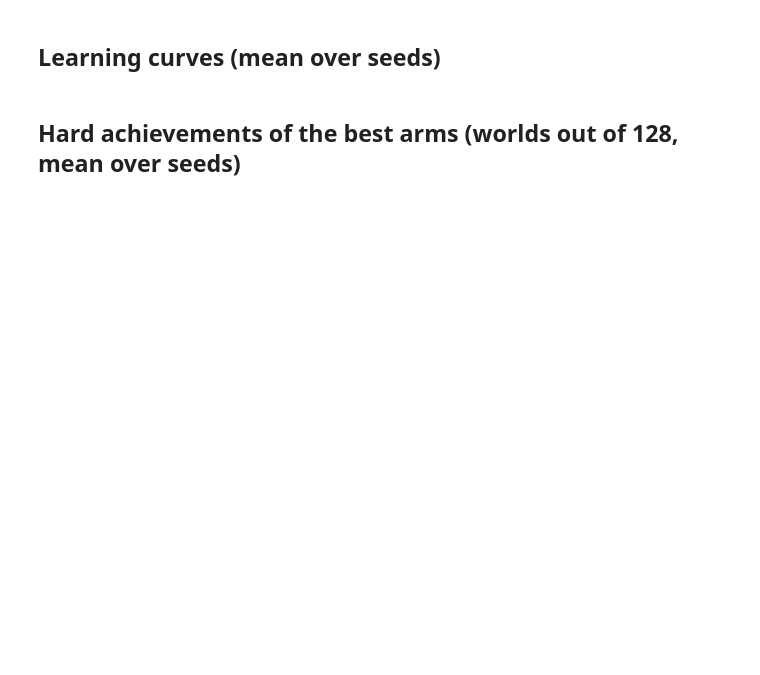
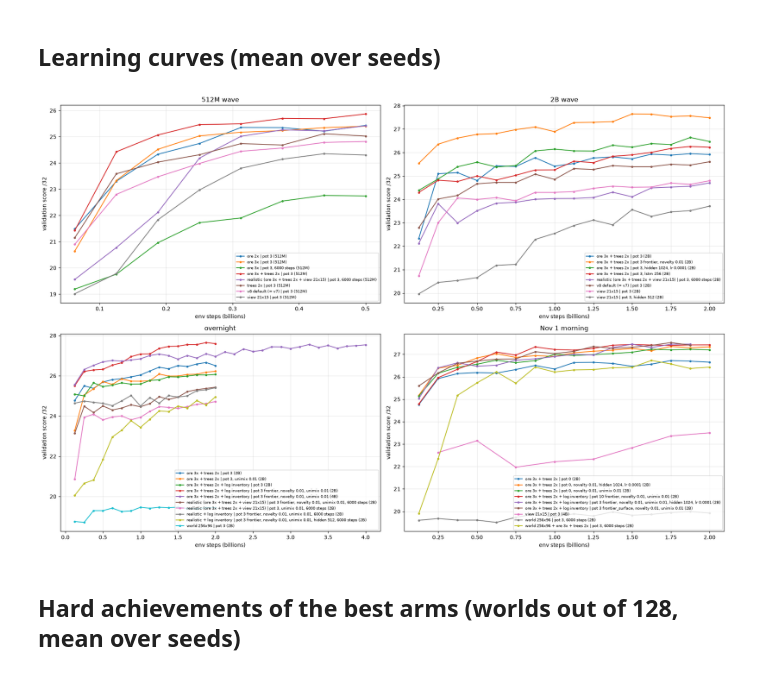
Before and after one commit to MikaVohl/terraria-env, a Jupyter notebook: notebooks/v8_env_results_2026_10_31.ipynb, the cells around one changed output. Cells and saved outputs as stored; diff of their text form; code cells hidden in the pictures; blank space fills up the shorter version.

Commit message:
notebooks: add the Nov 1 morning queue (current curves, executed outputs)

```diff
--- a/notebooks/v8_env_results_2026_10_31.ipynb
+++ b/notebooks/v8_env_results_2026_10_31.ipynb
@@ -26,6 +28,7 @@ STUDIES = {  # label -> directory under DATA; add new studies here
     "512M wave": "eg15-envopt-v7-20261027",
     "2B wave": "eg15-envopt2b-v8-20261101",
     "overnight": "eg15-overnight-v8-20261101",
+    "Nov 1 morning": "eg15-queue-v8-20261101b",   # in progress: unfinished runs show their latest checkpoint
 }
 # Library build directory (or overnight job-name prefix) -> environment variant.
 VARIANTS = {
@@ -38,6 +41,8 @@ VARIANTS = {
     "o3t2": "ore 3x + trees 2x", "o3t2inv": "ore 3x + trees 2x + log inventory",
     "real": "realistic (ore 3x + trees 2x + view 21x15)", "realinv": "realistic + log inventory",
     "w256": "world 256x96",
+    "w256o3t2": "world 256x96 + ore 3x + trees 2x", "best": "ore 3x + trees 2x + log inventory",
+    "view21": "view 21x15",
 }
 HARD = ["craft anvil", "craft metal sword", "craft iron pickaxe", "craft gold pickaxe",
         "craft iron chainmail", "craft wood breastplate", "return to surface"]
@@ -107,17 +146,23 @@ summary
 # %%
 def plot(study, ax):
     sub = curves[curves.study == study]
     for (variant, arm, budget), g in sub.groupby(["variant", "arm", "budget"]):
         m = g.groupby("steps_B").score.mean()
         ax.plot(m.index, m.values, marker=".", label=f"{variant} | {arm} ({budget})")
     ax.set(title=study, xlabel="env steps (billions)", ylabel="validation score /32")
     ax.grid(alpha=.3)
     ax.legend(fontsize=7, loc="lower right")
 
-fig, axes = plt.subplots(1, len(STUDIES), figsize=(7 * len(STUDIES), 6))
-for study, ax in zip(STUDIES, axes):
+ncols = 2
+nrows = -(-len(STUDIES) // ncols)
+fig, axes = plt.subplots(nrows, ncols, figsize=(9 * ncols, 6 * nrows), squeeze=False)
+for study, ax in zip(STUDIES, axes.flat):
     plot(study, ax)
+for ax in axes.flat[len(STUDIES):]:
+    ax.set_visible(False)
 plt.tight_layout()
+# %% [output]
+[figure, added]
 # %% [markdown]
 ## Hard achievements of the best arms (worlds out of 128, mean over seeds)
 # %%
```
Also changed, not shown: parts of 5 cells of this notebook.
